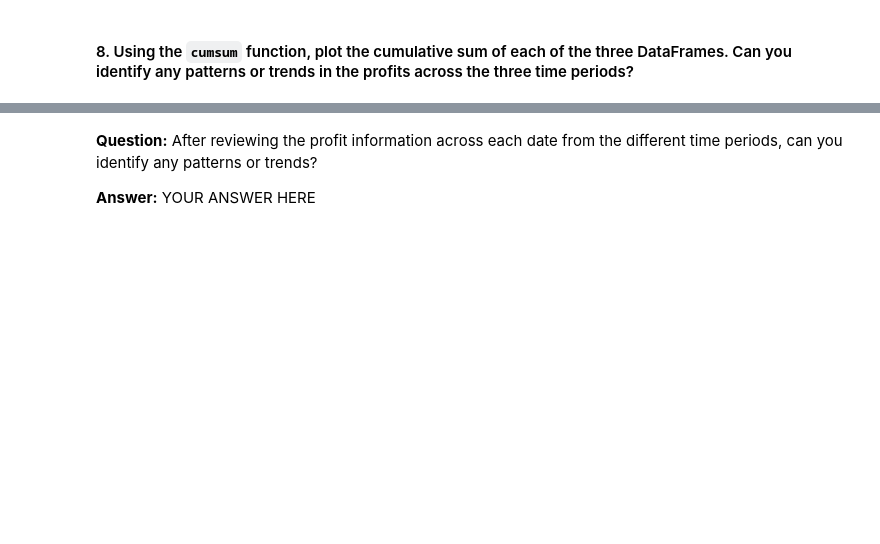
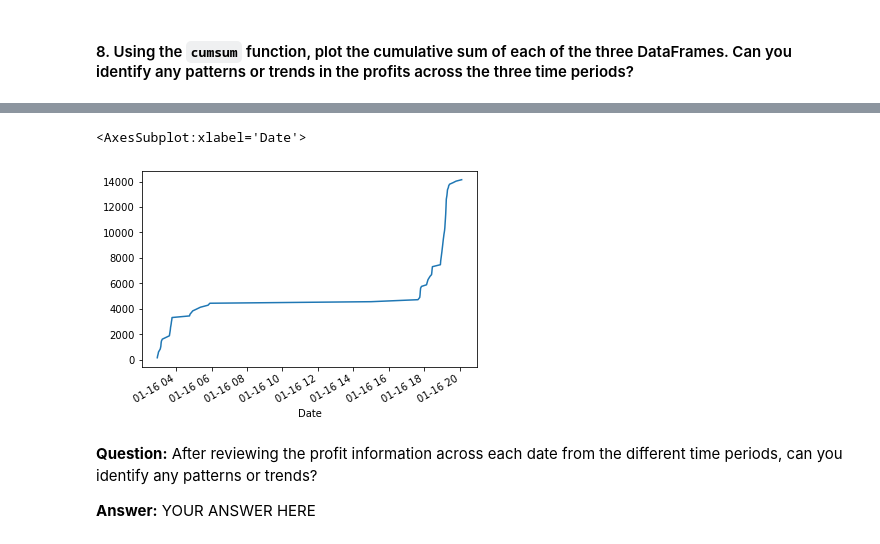
Before and after one commit to sungmoo89/Crypto-Arbitrage, a Jupyter notebook: crypto_arbitrage.ipynb, the cells around one changed output, grey strips where cells are left out. Cells and saved outputs as stored; diff of their text form; code cells hidden in the pictures; blank space fills up the shorter version.

```diff
--- a/crypto_arbitrage.ipynb
+++ b/crypto_arbitrage.ipynb
@@ -708,3 +693,10 @@ cumulative_profit_early = # YOUR CODE HERE
+# %%
+cumulative_profit_early = profit_per_trade_early.cumsum()
+# %%
+cumulative_profit_early.plot()
+# %% [output]
+<AxesSubplot:xlabel='Date'>
+[figure, added]
 # %% [markdown]
 **Question:** After reviewing the profit information across each date from the different time periods, can you identify any patterns or trends?
 
```
Also changed, not shown: parts of 20 cells of this notebook.
